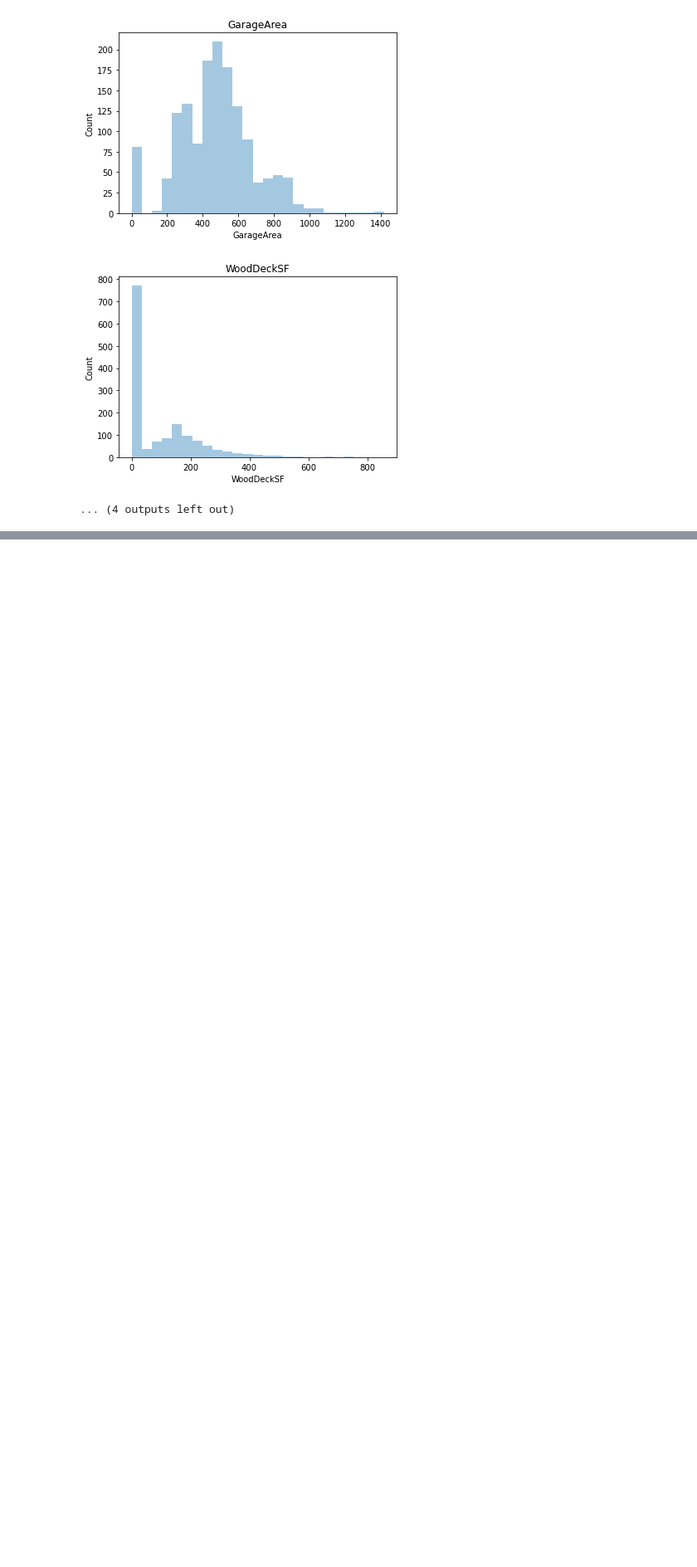
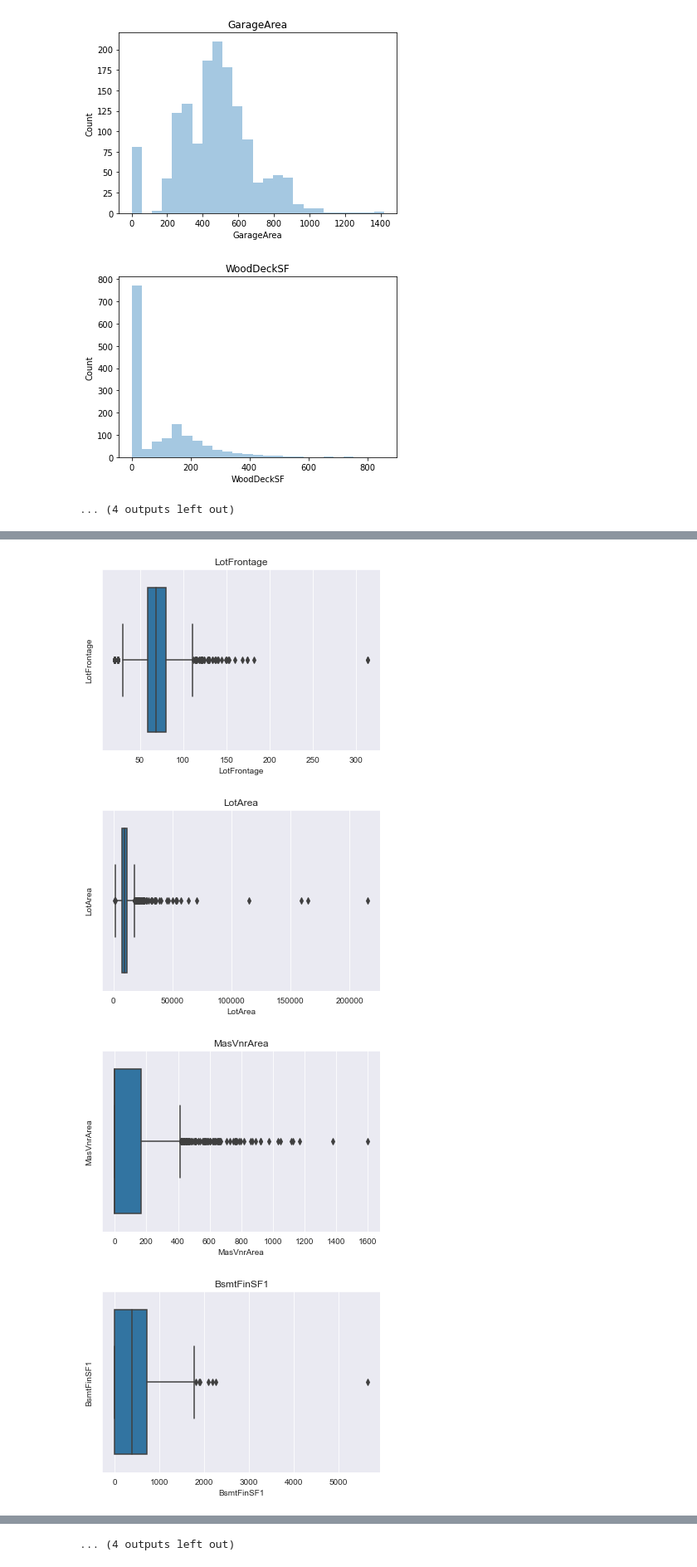
Before and after one commit to ajinkeya17/Advanced_Housing_Price_Predictor, a Jupyter notebook: EDA.ipynb, the cells around one changed output, grey strips where cells are left out. Shown at 83% size. Saved outputs shown, nothing was run; the diff lists cells and outputs as text; code cells hidden in the pictures; blank space fills up the shorter version.

```diff
--- a/EDA.ipynb
+++ b/EDA.ipynb
@@ -259,0 +262,15 @@ A few featur
+# %%
+# use boxplots to identify outliers in continuous variables
+
+for feature in cont_features:
+    data = df.copy()
+    sns.set_style('darkgrid')
+    sns.boxplot(x = data[feature])
+    plt.ylabel(feature)
+    plt.title(feature)
+    plt.show()
+# %% [output]
+[figure, added]
+[figure, added]
+[figure, added]
+[figure, added]
@@ -259,0 +285 @@ A few featur
+... (4 outputs left out)
```
Also changed, not shown: parts of 15 cells of this notebook.
